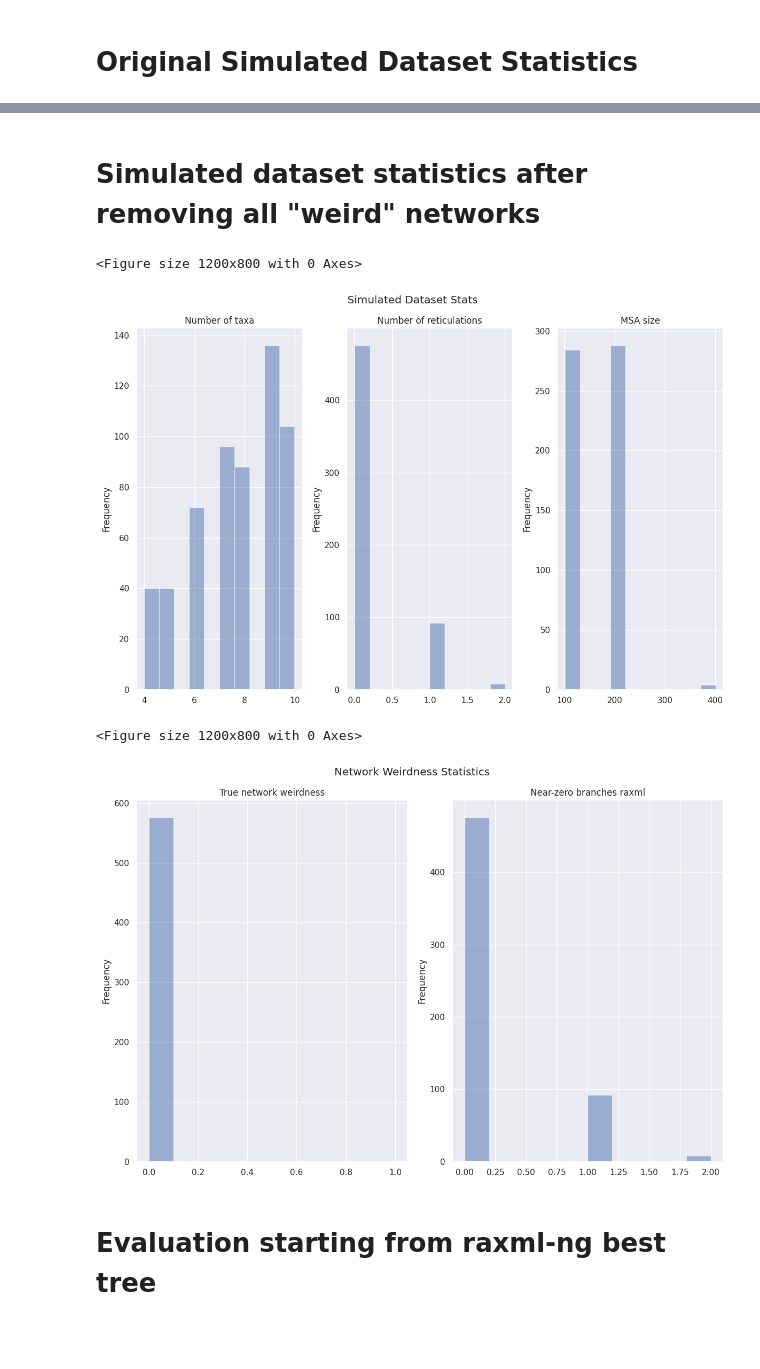
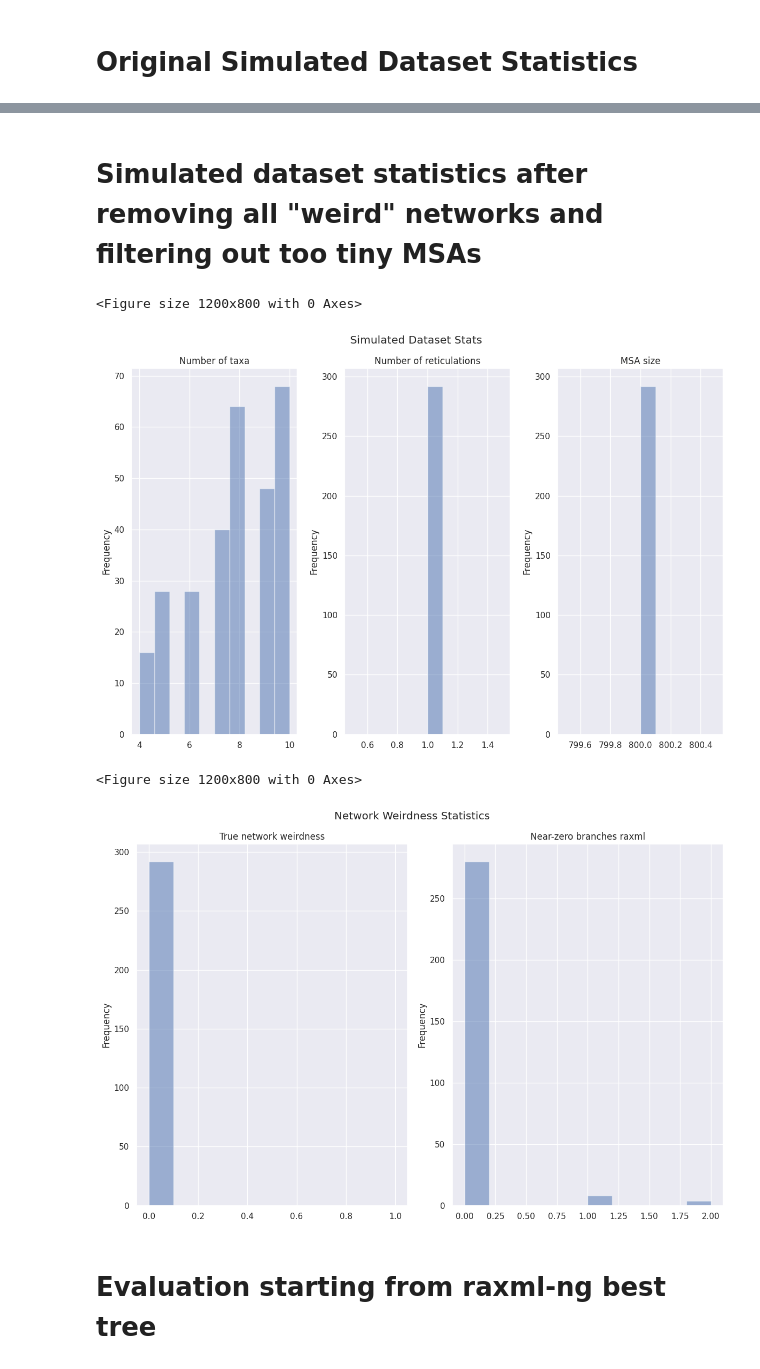
Before and after one commit to lutteropp/NetRAX, a Jupyter notebook: simulator/src/network/logic/evaluate_subnotebook.ipynb, the cells around one changed output, grey strips where cells are left out. Saved outputs shown, nothing was run; the diff lists cells and outputs as text; code cells hidden in the pictures; blank space fills up the shorter version.

```diff
--- a/simulator/src/network/logic/evaluate_subnotebook.ipynb
+++ b/simulator/src/network/logic/evaluate_subnotebook.ipynb
@@ -11,3 +10,13 @@ default_value(prefix="small_network")
+# %%
+#prefix="small_network"
+#prefix="small_network_uniform"
+prefix="small_network_uniform_larger_msa"
+#prefix="medium_network_norandom"
+#prefix="medium_network_norandom_uniform"
+#prefix="medium_network_norandom_uniform_larger_msa"
+
+#prefix="small_network_new"
+#prefix="medium_network_norandom_new"
 # %%
 print("This evaluation is for: " + prefix)
 # %% [output]
@@ -42,13 +51,13 @@ show_stats(df)
 # %% [markdown]
-# Simulated dataset statistics after removing all "weird" networks
+# Simulated dataset statistics after removing all "weird" networks and filtering out too tiny MSAs
 # %%
-df_nonweird = df.query('true_network_weirdness == 0.0')
+df_nonweird = df.query('(true_network_weirdness == 0.0) & msa_size >= 400')
 show_stats(df_nonweird)
 # %% [output]
 <Figure size 1200x800 with 0 Axes>
-[figure, old version]
+[figure, new version]
 <Figure size 1200x800 with 0 Axes>
-[figure, old version]
+[figure, new version]
 # %% [markdown]
 # Evaluation starting from raxml-ng best tree
 # %%
```
Also changed, not shown: parts of 7 cells of this notebook, 2 other files.
